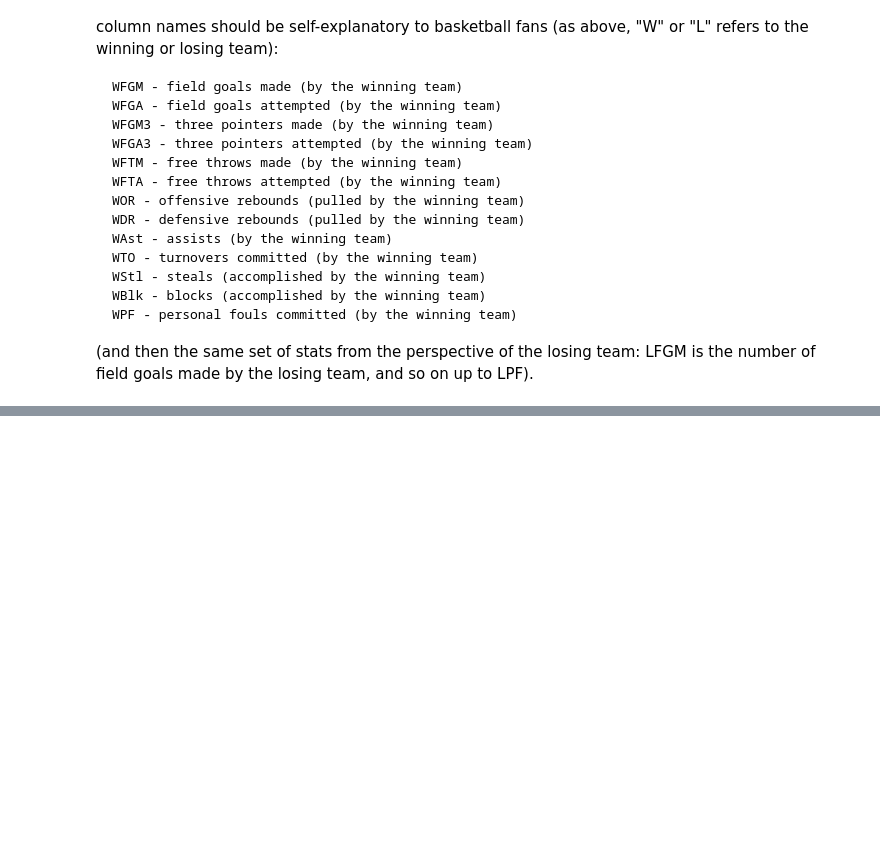
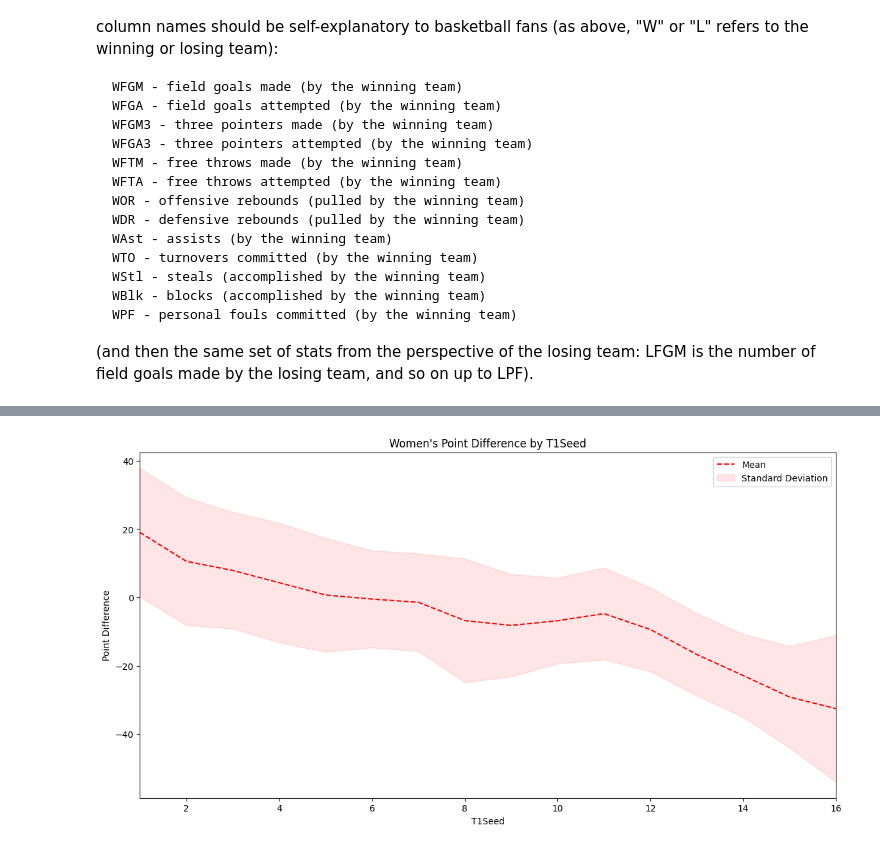
Before and after one commit to jamie07262/INFO-3608-PROJECT, a Jupyter notebook: New_Data_Processor.ipynb, the cells around one changed output, grey strips where cells are left out. Drawn from its saved outputs; the diff is of its cells as text; code cells hidden in the pictures; blank space fills up the shorter version.

```diff
--- a/New_Data_Processor.ipynb
+++ b/New_Data_Processor.ipynb
@@ -168,0 +302,25 @@ tourneyData
+# %%
+#Plot Women's Divison PointDifference vs T1Seed
+Data = tourneyData[tourneyData["Divison"] == 0]
+
+mean = Data.pivot_table(index="T1Seed", values="PointDifference", aggfunc="mean").ffill()
+std = Data.pivot_table(index="T1Seed", values="PointDifference", aggfunc="std").ffill()
+
+fig, ax = plt.subplots(figsize=(14, 7))
+line = ax.plot(mean.index, mean["PointDifference"], "r--", label = "Mean")
+fill = ax.fill_between(
+    mean.index,
+    mean["PointDifference"] - std["PointDifference"],
+    mean["PointDifference"] + std["PointDifference"],
+    color="r",
+    alpha=0.1,
+    label="Standard Deviation"
+)
+ax.set_title("Women's Point Difference by T1Seed")
+ax.set_xlabel("T1Seed")
+ax.set_ylabel("Point Difference")
+plt.margins(x=0)
+plt.legend()
+plt.show()
+# %% [output]
+[figure, added]
```
Also changed, not shown: parts of 15 cells of this notebook.
